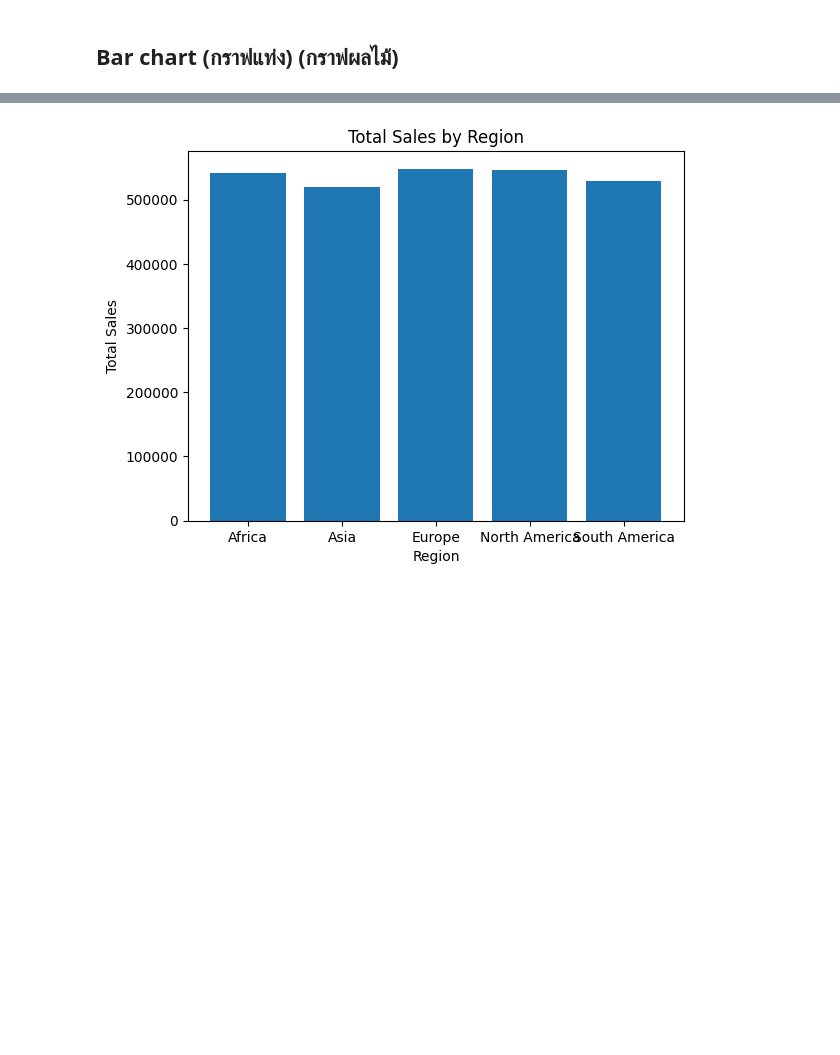
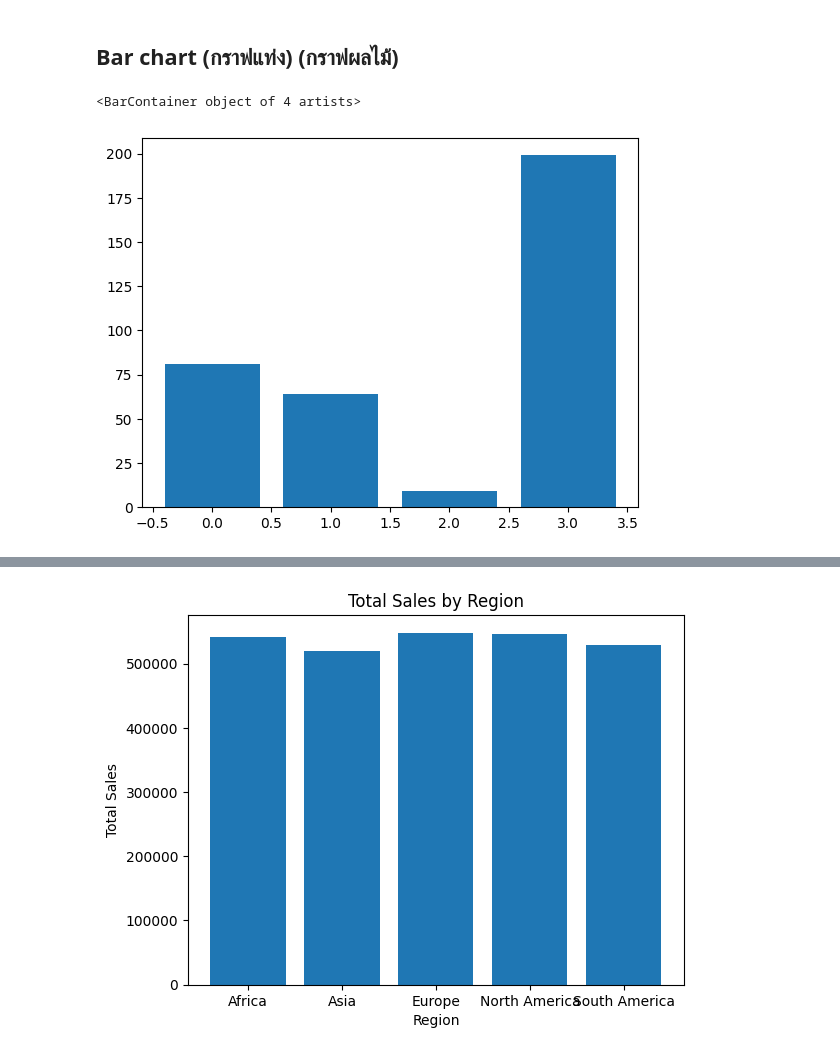
Before and after one commit to Moogrob127/dataviz2025, a Jupyter notebook: Visualize_Data_Comparison_2025.ipynb, the cells around one changed output, grey strips where cells are left out. Cells and saved outputs as stored; diff of their text form; code cells hidden in the pictures; blank space fills up the shorter version.

```diff
--- a/Visualize_Data_Comparison_2025.ipynb
+++ b/Visualize_Data_Comparison_2025.ipynb
@@ -36,9 +35,3 @@ display(Officer_counts)
 | Black | 64 |
 | Other | 9 |
 dtype: int64
-# %%
-# prompt: replace word Budget in the Price Category with รุ่นเริ่มต้น
-
-data['Price Category'] = data['Price Category'].replace('Budget', 'รุ่นประหยัด')
-data['Price Category'] = data['Price Category'].replace('Mid-range', 'รุ่นเริ่มต้น')
-data['Price Category'] = data['Price Category'].replace('Premium', 'รุ่นเรือธง')
@@ -60,0 +38,3 @@ data
+# %%
+compared_polices_eth = data.groupby('Officer-defined ethnicity')['Type'].count().reset_index()
+display(compared_polices_eth)
@@ -61,2 +47,7 @@ data
 # %% [markdown]
 ## Bar chart (กราฟแท่ง) (กราฟผลไม้)
+# %%
+plt.bar(compared_polices_eth.index, compared_polit_eth['Type'])
+# %% [output]
+<BarContainer object of 4 artists>
+[figure, added]
```
Also changed, not shown: parts of 13 cells of this notebook.
